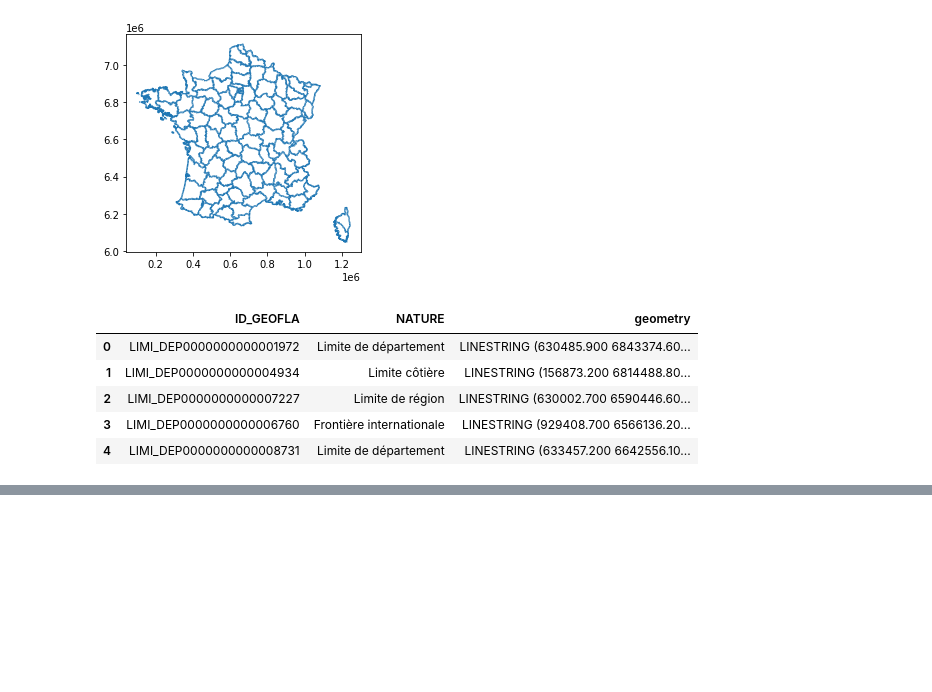
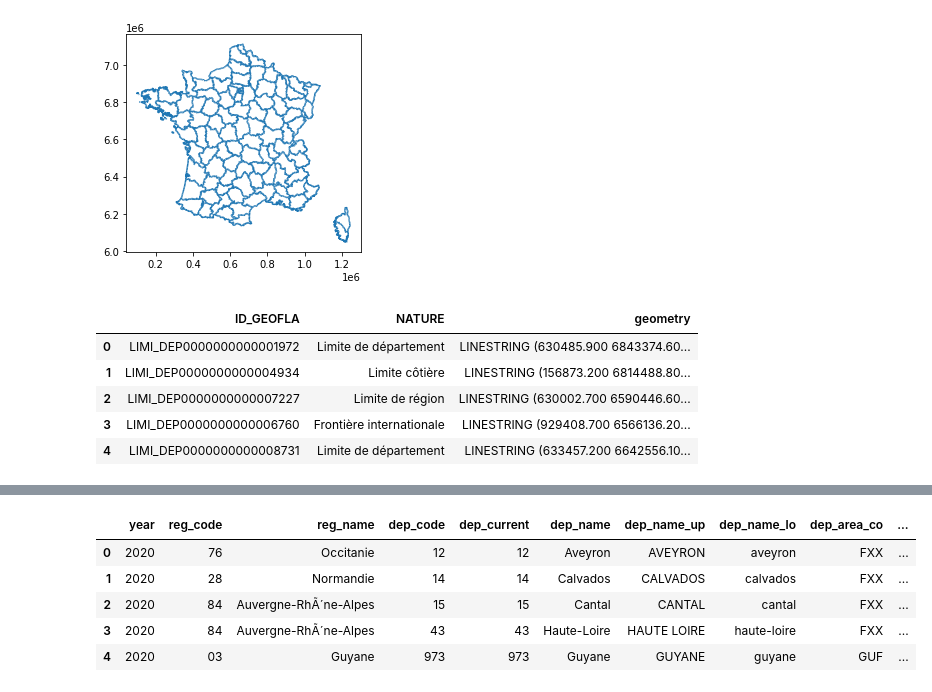
Before and after one commit to sdpython/teachdata, a Jupyter notebook: shapefiles/france_departements/try_shapefiles.ipynb, the cells around one changed output, grey strips where cells are left out. Saved outputs shown, nothing was run; the diff lists cells and outputs as text; code cells hidden in the pictures; blank space fills up the shorter version.

```diff
--- a/shapefiles/france_departements/try_shapefiles.ipynb
+++ b/shapefiles/france_departements/try_shapefiles.ipynb
@@ -89,0 +101,9 @@ shp.head()
+# %%
+shp.head()
+# %% [output]
+|  | year | reg_code | reg_name | dep_code | dep_current | dep_name | dep_name_up | dep_name_lo | dep_area_co | ... |
+| 0 | 2020 | 76 | Occitanie | 12 | 12 | Aveyron | AVEYRON | aveyron | FXX | ... |
+| 1 | 2020 | 28 | Normandie | 14 | 14 | Calvados | CALVADOS | calvados | FXX | ... |
+| 2 | 2020 | 84 | Auvergne-RhÃ´ne-Alpes | 15 | 15 | Cantal | CANTAL | cantal | FXX | ... |
+| 3 | 2020 | 84 | Auvergne-RhÃ´ne-Alpes | 43 | 43 | Haute-Loire | HAUTE LOIRE | haute-loire | FXX | ... |
+| 4 | 2020 | 03 | Guyane | 973 | 973 | Guyane | GUYANE | guyane | GUF | ... |
```
Also changed, not shown: parts of 7 cells of this notebook, 2 other files.
